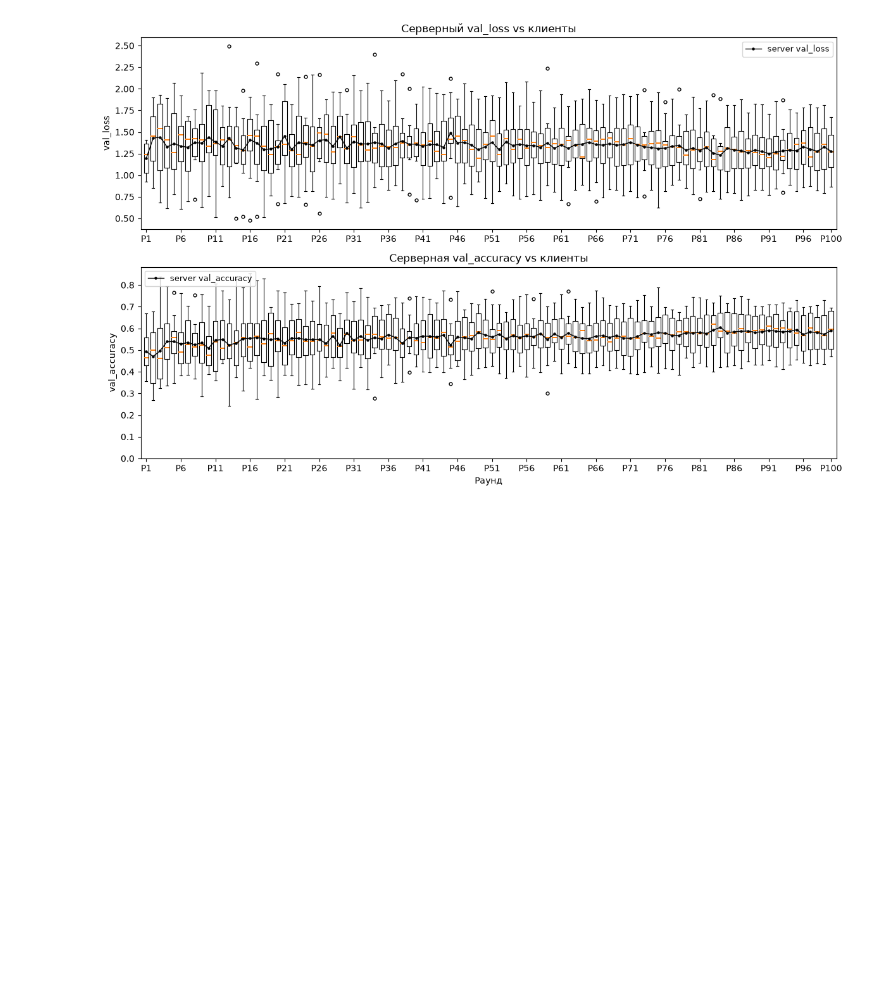
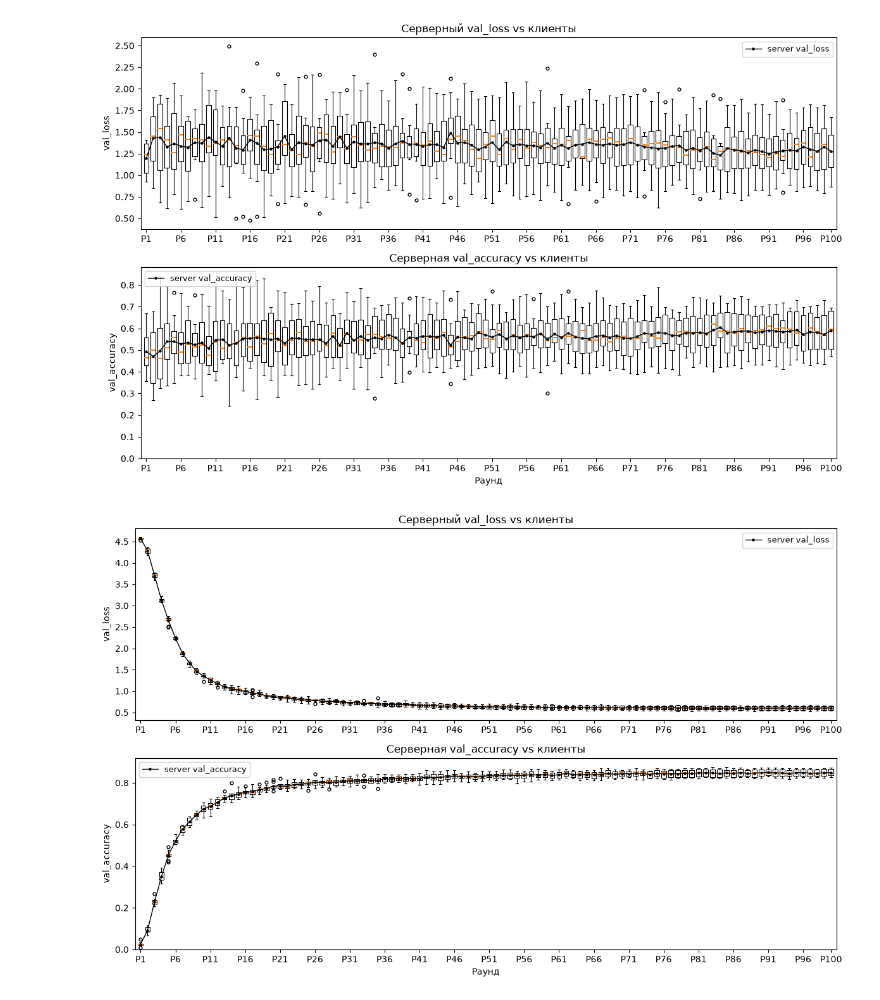
Before and after one commit to Ilyaant/federated-learning-experiments, a Jupyter notebook: notebooks/metrics.ipynb, the cells around one changed output. Drawn from its saved outputs; the diff is of its cells as text; code cells hidden in the pictures; blank space fills up the shorter version.

```diff
--- a/notebooks/metrics.ipynb
+++ b/notebooks/metrics.ipynb
@@ -369,3 +369,7 @@ def plot_client_boxplot(
 plot_client_boxplot("/app/logs/exp_new_aug_20261004_no_blur_noise")
 # %% [output]
 [figure]
+# %%
+plot_client_boxplot("/app/logs/cifar100_federated_resize224_no_aug")
+# %% [output]
+[figure, added]
```
Also changed, not shown: parts of 4 cells of this notebook.
